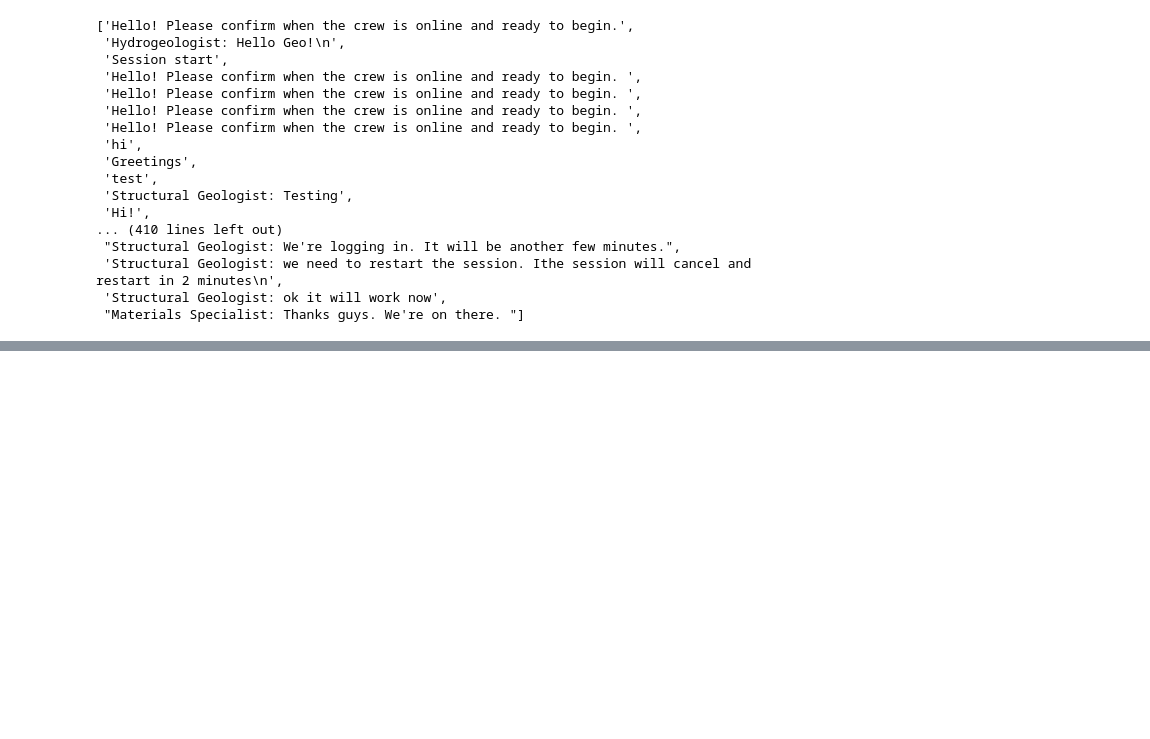
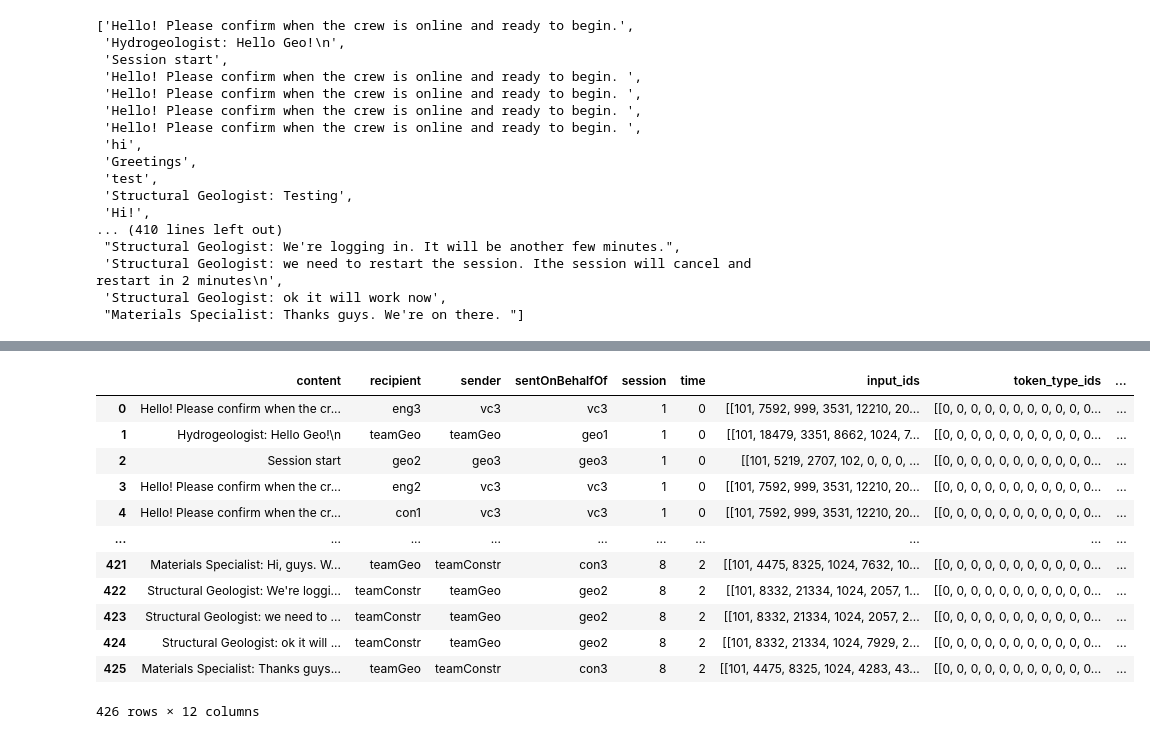
Before and after one commit to megane-chan/RED_dialogue, a Jupyter notebook: classify_nek19.ipynb, the cells around one changed output, grey strips where cells are left out. Saved outputs shown, nothing was run; the diff lists cells and outputs as text; code cells hidden in the pictures; blank space fills up the shorter version.

```diff
--- a/classify_nek19.ipynb
+++ b/classify_nek19.ipynb
@@ -29,10 +31,11 @@ import subprocess
 import os
 
 import re
+from dateutil import parser
 
 cwd = os.getcwd()
 
-nek19_df = pd.DataFrame()
+nek19_chat_df = pd.DataFrame()
 
 for session in range(1,9):
     f_cmd = cwd + '/data/Project_RED/Cost\ of\ Conflict/chat\ log\ data/NEK19_{}.txt'.format(session)
@@ -43,8 +46,19 @@ for session in range(1,9):
     out = subprocess.run(cmd, shell=True, capture_output=True).stdout
 
     s_df = pd.read_json(f_out)
-    s_df = s_df.drop(columns=['_id', 'creationDateTime', 'timeZone'])
+    s_df = s_df.drop(columns=['_id', 'timeZone'])
+    s_df['creationDateTime'] = s_df['creationDateTime'].apply(parser.parse)
+    delt = s_df['creationDateTime'].iloc[-1]  - s_df['creationDateTime'].iloc[0]
+    delt/3
+    def aux(time):
+        if(time < s_df['creationDateTime'].iloc[0] + delt/3):
+            return 0
+        elif(time < s_df['creationDateTime'].iloc[0] + 2*delt/3):
+            return 1
+        else:
+            return 2
+    s_df['time'] = s_df['creationDateTime'].map(aux)
     s_df['session'] = session
-    nek19_df = pd.concat([nek19_df, s_df])
-nek19_df = nek19_df.reset_index(drop=True)
-nek19_chat = Dataset.from_pandas(nek19_df)
+    nek19_chat_df = pd.concat([nek19_chat_df, s_df])
+nek19_chat_df = nek19_chat_df.drop('creationDateTime',axis=1).reset_index(drop=True)
+nek19_chat = Dataset.from_pandas(nek19_chat_df)
@@ -95,7 +127,8 @@ def classify(samples):
     logits = out.logits.detach().cpu().numpy()
 
     samples['logits'] = logits[0]
-    samples['labels_h'] = labels[logits.argmax()]
+    # samples['labels_h'] = labels[logits.argmax()]
+    samples['labels_h'] = labels[logits.argmax()-1]
     samples['labels'] = logits.argmax()
     if(re.match("^.*lease confirm when.*$", samples['content'])):
         samples['labels'] = tensor(0)
@@ -214,0 +477,18 @@ df
+# %%
+df = nek19_chat_df[nek19_chat_df['session'] == 1]
+df
+nek19_chat.to_pandas()
+# %% [output]
+|  | content | recipient | sender | sentOnBehalfOf | session | time | input_ids | token_type_ids | ... |
+| 0 | Hello! Please confirm when the cr... | eng3 | vc3 | vc3 | 1 | 0 | [[101, 7592, 999, 3531, 12210, 20... | [[0, 0, 0, 0, 0, 0, 0, 0, 0, 0, 0... | ... |
+| 1 | Hydrogeologist: Hello Geo!\n | teamGeo | teamGeo | geo1 | 1 | 0 | [[101, 18479, 3351, 8662, 1024, 7... | [[0, 0, 0, 0, 0, 0, 0, 0, 0, 0, 0... | ... |
+| 2 | Session start | geo2 | geo3 | geo3 | 1 | 0 | [[101, 5219, 2707, 102, 0, 0, 0, ... | [[0, 0, 0, 0, 0, 0, 0, 0, 0, 0, 0... | ... |
+| 3 | Hello! Please confirm when the cr... | eng2 | vc3 | vc3 | 1 | 0 | [[101, 7592, 999, 3531, 12210, 20... | [[0, 0, 0, 0, 0, 0, 0, 0, 0, 0, 0... | ... |
+| 4 | Hello! Please confirm when the cr... | con1 | vc3 | vc3 | 1 | 0 | [[101, 7592, 999, 3531, 12210, 20... | [[0, 0, 0, 0, 0, 0, 0, 0, 0, 0, 0... | ... |
+| ... | ... | ... | ... | ... | ... | ... | ... | ... | ... |
+| 421 | Materials Specialist: Hi, guys. W... | teamGeo | teamConstr | con3 | 8 | 2 | [[101, 4475, 8325, 1024, 7632, 10... | [[0, 0, 0, 0, 0, 0, 0, 0, 0, 0, 0... | ... |
+| 422 | Structural Geologist: We're loggi... | teamConstr | teamGeo | geo2 | 8 | 2 | [[101, 8332, 21334, 1024, 2057, 1... | [[0, 0, 0, 0, 0, 0, 0, 0, 0, 0, 0... | ... |
+| 423 | Structural Geologist: we need to ... | teamConstr | teamGeo | geo2 | 8 | 2 | [[101, 8332, 21334, 1024, 2057, 2... | [[0, 0, 0, 0, 0, 0, 0, 0, 0, 0, 0... | ... |
+| 424 | Structural Geologist: ok it will ... | teamConstr | teamGeo | geo2 | 8 | 2 | [[101, 8332, 21334, 1024, 7929, 2... | [[0, 0, 0, 0, 0, 0, 0, 0, 0, 0, 0... | ... |
+| 425 | Materials Specialist: Thanks guys... | teamGeo | teamConstr | con3 | 8 | 2 | [[101, 4475, 8325, 1024, 4283, 43... | [[0, 0, 0, 0, 0, 0, 0, 0, 0, 0, 0... | ... |
+426 rows × 12 columns
```
Also changed, not shown: parts of 17 cells of this notebook, 8 other files.
